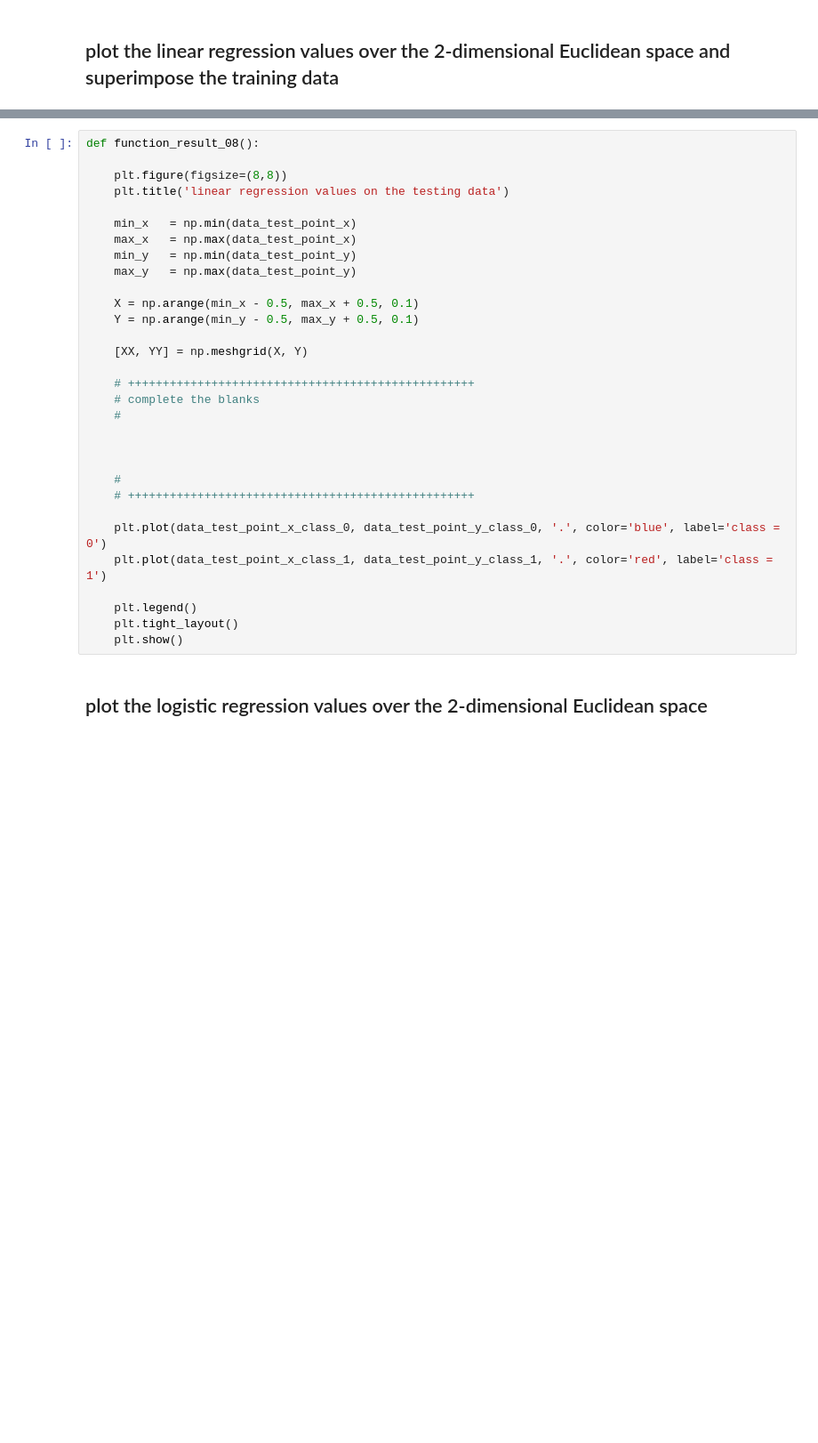
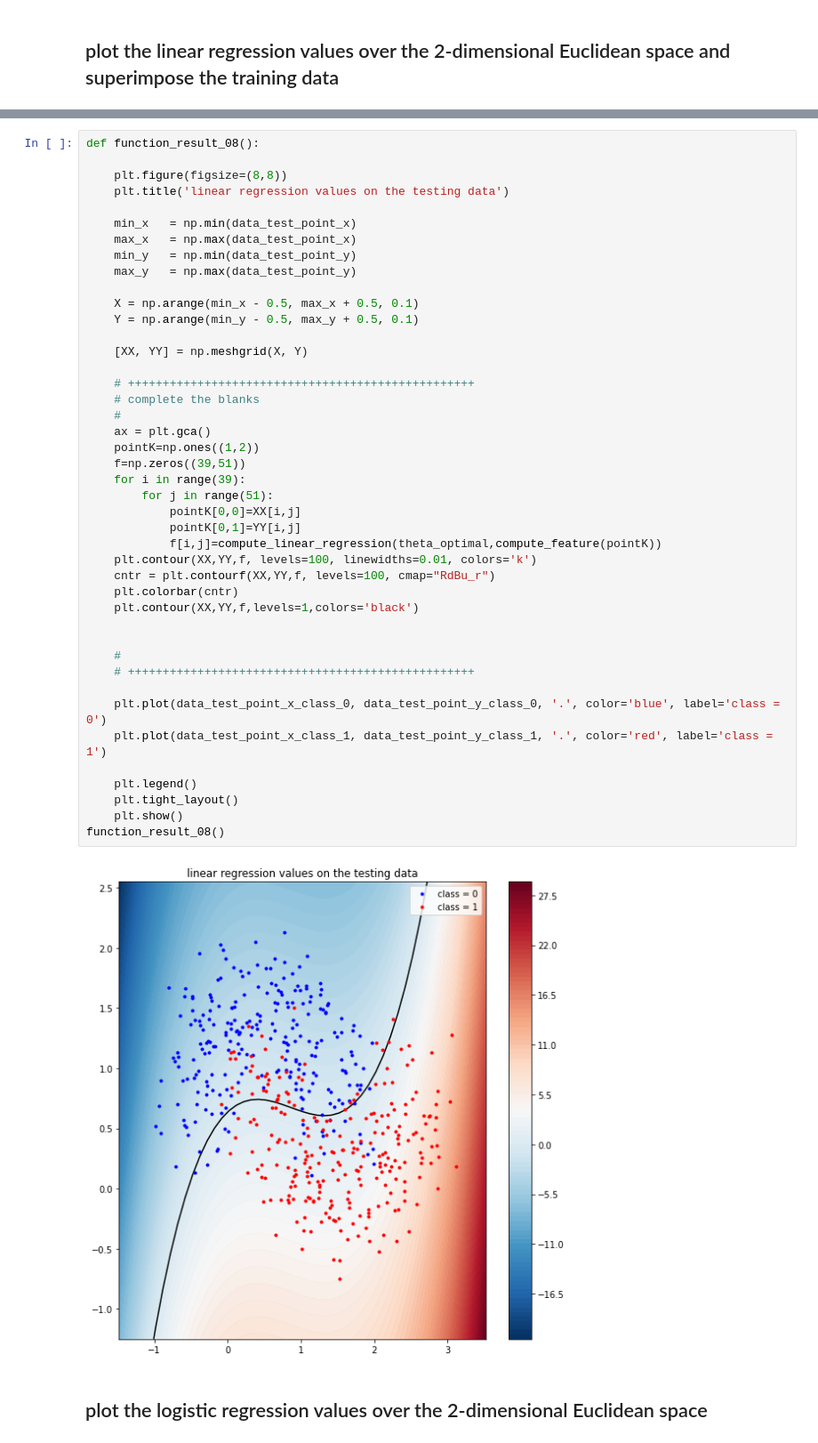
Before and after one commit to SippinHenny/machine-learing-assignments, a Jupyter notebook: assignment_10.ipynb, the cells around one changed output, grey strips where cells are left out. Shown at 89% size. Saved outputs shown, nothing was run; the diff lists cells and outputs as text; blank space fills up the shorter version.

```diff
--- a/assignment_10.ipynb
+++ b/assignment_10.ipynb
@@ -383,34 +395,48 @@ def function_result_07():
 # %%
 def function_result_08():
 
     plt.figure(figsize=(8,8))
     plt.title('linear regression values on the testing data')
 
     min_x   = np.min(data_test_point_x)
     max_x   = np.max(data_test_point_x)
     min_y   = np.min(data_test_point_y)
     max_y   = np.max(data_test_point_y)
 
     X = np.arange(min_x - 0.5, max_x + 0.5, 0.1)
     Y = np.arange(min_y - 0.5, max_y + 0.5, 0.1)
 
     [XX, YY] = np.meshgrid(X, Y)
 
     # ++++++++++++++++++++++++++++++++++++++++++++++++++
     # complete the blanks
     #
-
+    ax = plt.gca()
+    pointK=np.ones((1,2))
+    f=np.zeros((39,51))
+    for i in range(39):
+        for j in range(51):
+            pointK[0,0]=XX[i,j]
+            pointK[0,1]=YY[i,j]
+            f[i,j]=compute_linear_regression(theta_optimal,compute_feature(pointK))
+    plt.contour(XX,YY,f, levels=100, linewidths=0.01, colors='k')
+    cntr = plt.contourf(XX,YY,f, levels=100, cmap="RdBu_r")
+    plt.colorbar(cntr)
+    plt.contour(XX,YY,f,levels=1,colors='black')
 
 
     #
     # ++++++++++++++++++++++++++++++++++++++++++++++++++
 
     plt.plot(data_test_point_x_class_0, data_test_point_y_class_0, '.', color='blue', label='class = 0')
     plt.plot(data_test_point_x_class_1, data_test_point_y_class_1, '.', color='red', label='class = 1')
 
     plt.legend()
     plt.tight_layout()
     plt.show()
+function_result_08()
+# %% [output]
+[figure, added]
 # %% [markdown]
 ## plot the logistic regression values over the 2-dimensional Euclidean space
 # %%
```
Also changed, not shown: parts of 8 cells of this notebook, 1 other file.
